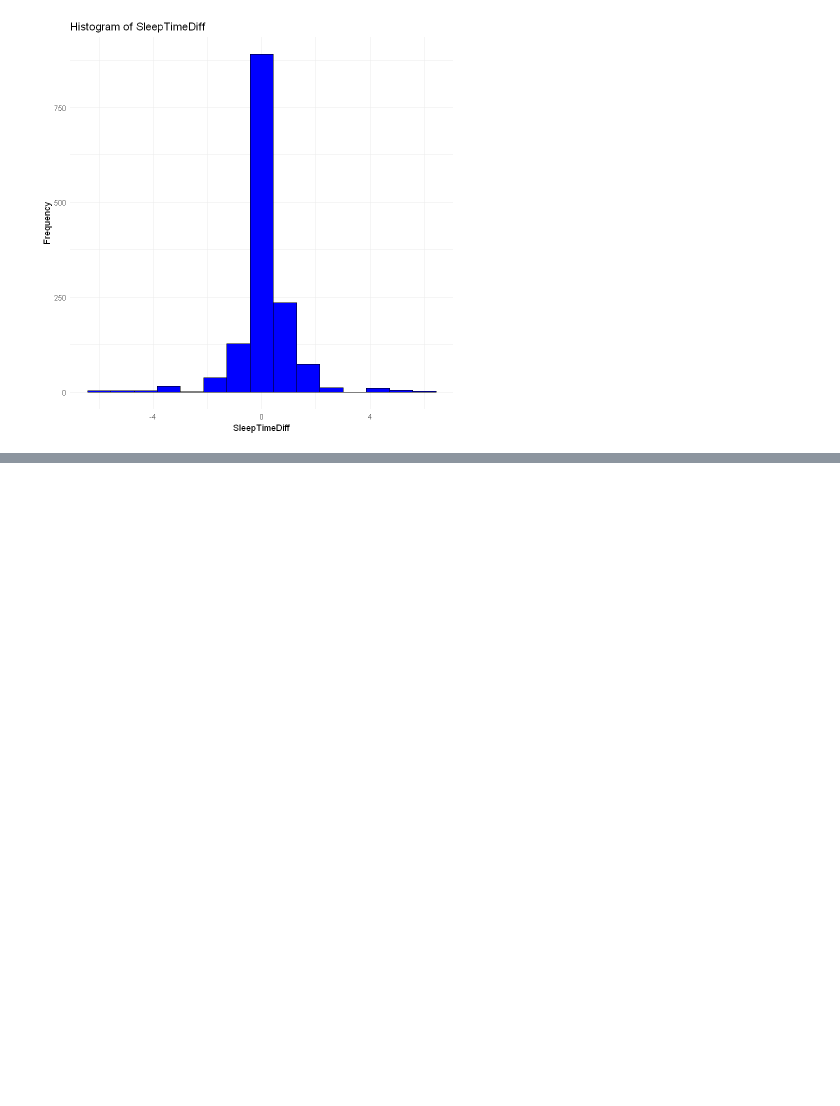
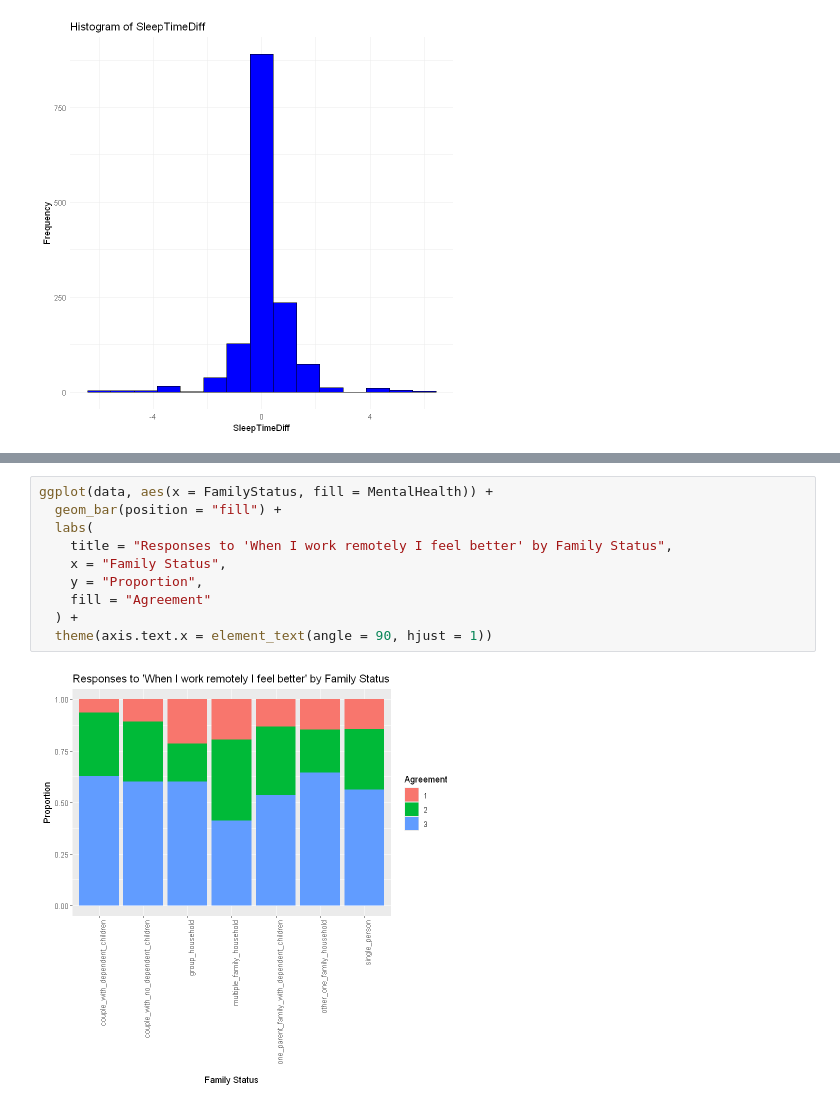
Before and after one commit to robertmackevic/dm-project, a Jupyter notebook: eda.ipynb, the cells around one changed output, grey strips where cells are left out. Drawn from its saved outputs; the diff is of its cells as text; blank space fills up the shorter version.

```diff
--- a/eda.ipynb
+++ b/eda.ipynb
@@ -162,0 +186,12 @@ ggplot(data, aes(x = Industry, fill = MentalHealth)) +
+# %%
+ggplot(data, aes(x = FamilyStatus, fill = MentalHealth)) +
+  geom_bar(position = "fill") +
+  labs(
+    title = "Responses to 'When I work remotely I feel better' by Family Status",
+    x = "Family Status",
+    y = "Proportion",
+    fill = "Agreement"
+  ) +
+  theme(axis.text.x = element_text(angle = 90, hjust = 1))
+# %% [output]
+[figure, added]
```
Also changed, not shown: parts of 4 cells of this notebook, 1 other file.
